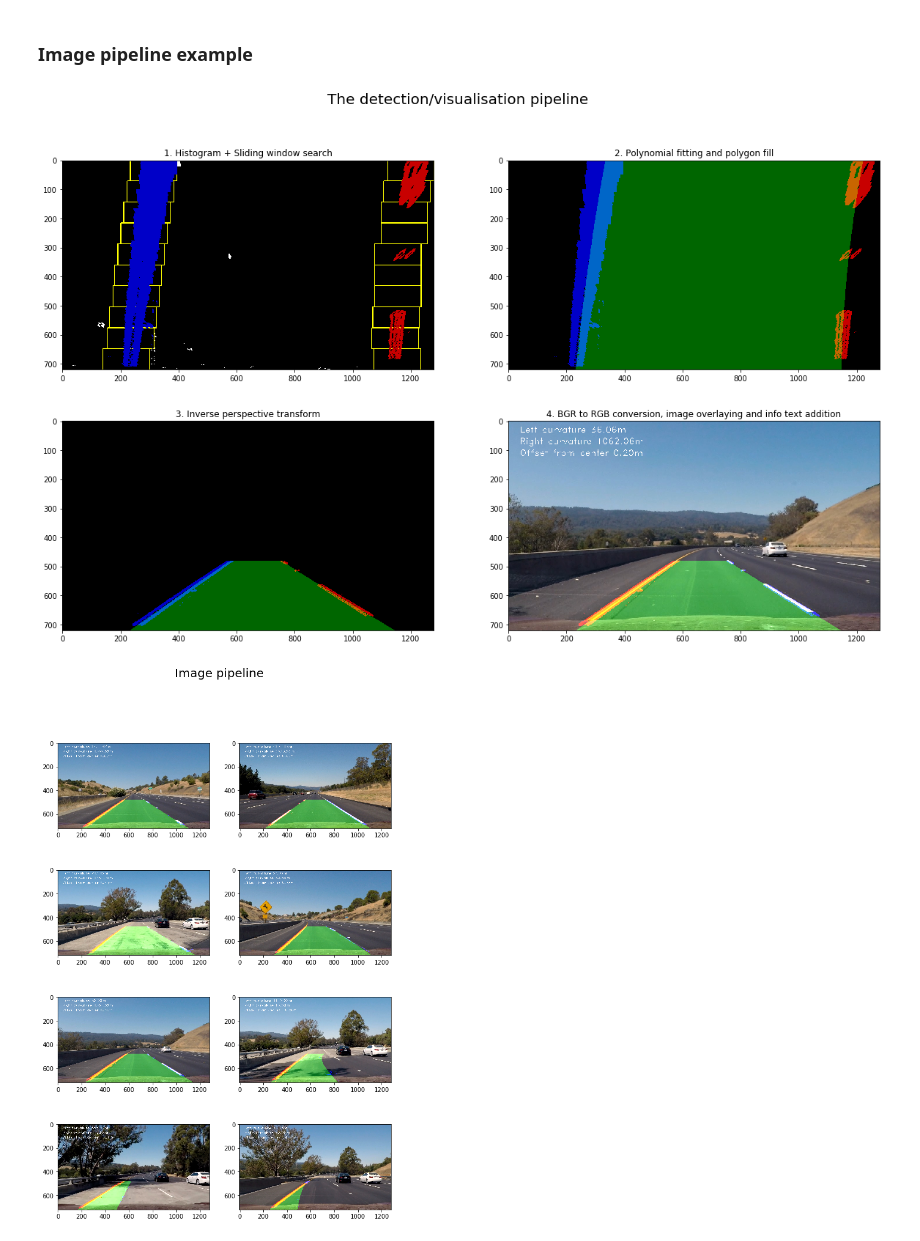
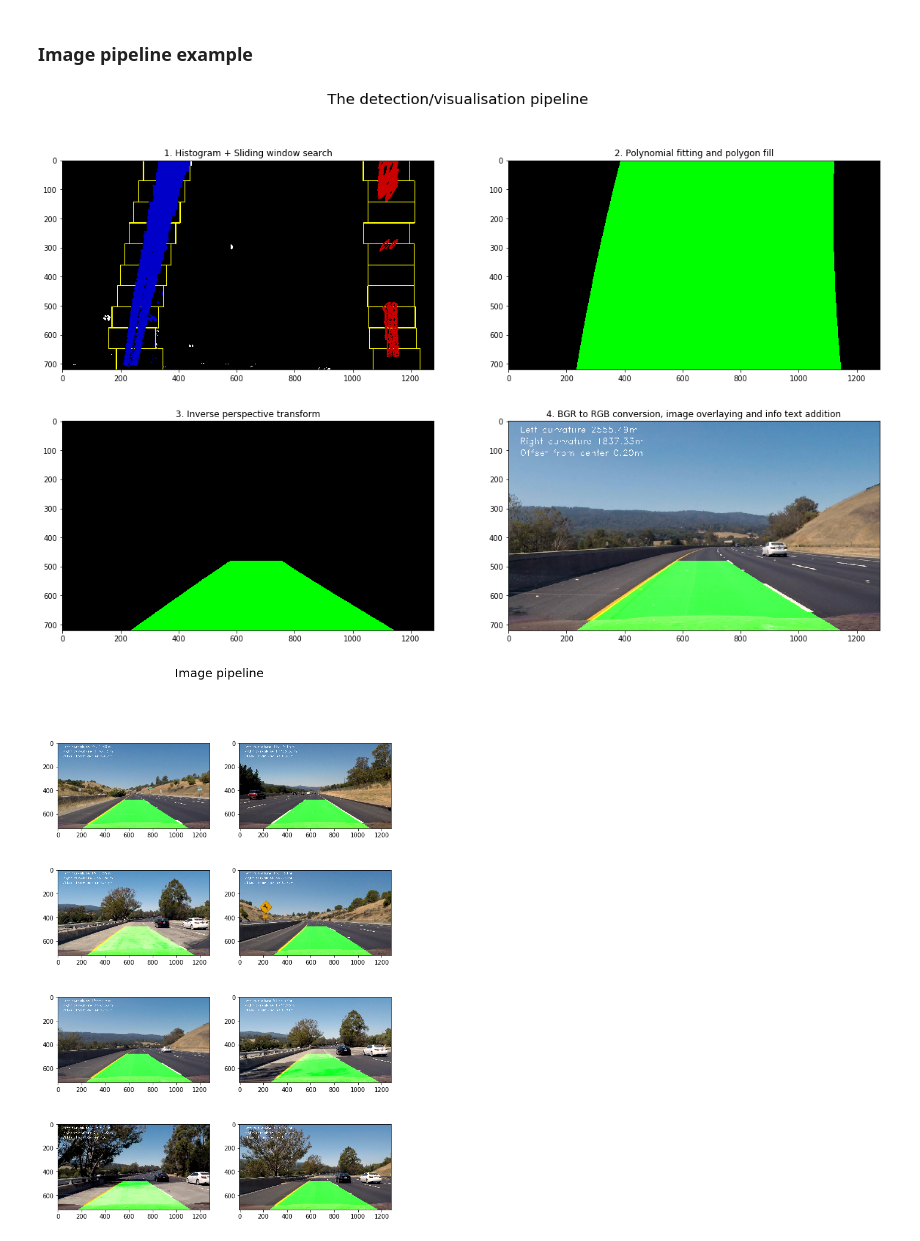
Before and after one commit to Charles-Catta/Advanced-Lane-Finder, a Jupyter notebook: LaneFinding.ipynb, the cells around one changed output. Cells and saved outputs as stored; diff of their text form; code cells hidden in the pictures.

Commit message:
Add look ahead filter and fix curvature

```diff
--- a/LaneFinding.ipynb
+++ b/LaneFinding.ipynb
@@ -33,7 +33,7 @@ class LaneCamera(object):
         if camera_calibration_file:
             self.load_camera_calibration(camera_calibration_file)
 
-    def _compute_src_dst_pts(self, margin=(90, 450)):
+    def _compute_src_dst_pts(self, margin=(130, 540)):
         mid_x = self.input_shape[1] // 2
         top_y = 2 * self.input_shape[0] // 3
         src = np.float32([
@@ -307,7 +307,7 @@ therefore the lane curvature at a selected y value will be equal to:
 
 $$ R_{curve}=\frac{\left(1+\left(2Ay+B\right)^2\right)^{\frac{3}{2}}}{\ \left| 2A \right|} $$
 # %%
-def curvature(x, y, y_eval):
+def curvature(y, x, y_eval):
     poly = np.polyfit((y * Y_M_PER_PIX), (x * X_M_PER_PIX), 2)
     curve = ((1 + (2*poly[0]*(y_eval*Y_M_PER_PIX) + poly[1])**2)**1.5) / np.absolute(2*poly[0])
     return curve
@@ -317,6 +317,25 @@ def center_offset(left_x, right_x, x_img_midpoint):
     lane_center = (left_x + right_x) // 2
     offset_px = lane_center - x_img_midpoint
     return LANE_WIDTH_IN_M * (offset_px/width_px)
+# %%
+class Lane(object):
+    def __init__(self,
+                 y,
+                 poly_left_x,
+                 poly_right_x,
+                 vis,
+                 lane_detections,
+                 left_curvature,
+                 right_curvature,
+                 offset):
+        self.y = y
+        self.poly_left_x = poly_left_x
+        self.poly_right_x = poly_right_x
+        self.vis = vis
+        self.lane_detections = lane_detections
+        self.left_curvature = left_curvature
+        self.right_curvature = right_curvature
+        self.offset = offset
 # %% [markdown]
 To find a lane, we first start at the bottom of the image and detect lane starts through histogram peaks. We then slide a window upwards and shift it so that it's centered on the lane lines.
 # %%
@@ -479,32 +548,33 @@ def data_info(overlayed_img, lane):
 # %%
 example_camera = LaneCamera(camera_calibration_file="camera_cal/calibration_data.npy")
 example = cv2.imread("test_images/test3.jpg")
 binary = thresholder(example)
 view = example_camera.birds_eye_view(binary)
-lane = lane_finder(view)
+lane_finder = LaneFinder(in_video_mode=False)
+lane = lane_finder.find(view)
 
 plt.figure(figsize=(20, 12)).suptitle("The detection/visualisation pipeline", size=20)
 
 plt.subplot(2, 2, 1).set_title("1. Histogram + Sliding window search")
-plt.imshow(lane["vis"])
+plt.imshow(lane.vis)
 
 plt.subplot(2, 2, 2).set_title("2. Polynomial fitting and polygon fill")
-hud = overlay(example, lane)
+hud = lane_finder.overlay(example, lane)
 plt.imshow(hud)
 
 plt.subplot(2, 2, 3).set_title("3. Inverse perspective transform")
 hud_inv = test_camera.inverse_birds_eye_view(hud)
 plt.imshow(hud_inv)
 
 plt.subplot(2, 2, 4).set_title("4. BGR to RGB conversion, image overlaying and info text addition")
 final_view = cv2.cvtColor(cv2.addWeighted(example, 1, hud_inv, 1, 0), cv2.COLOR_BGR2RGB)
-final_view = data_info(final_view, lane)
+final_view = lane_finder.data_info(final_view, lane)
 plt.imshow(final_view)
 plt.show()
 
 del example_camera
 # %% [output]
-[figure, old version]
+[figure, new version]
 # %%
 test_imgs = glob("test_images/*.jpg")
 
@@ -516,12 +586,12 @@ for idx, img in enumerate(test_imgs):
     img = cv2.imread(img)
     binary = thresholder(img)
     view = example_camera.birds_eye_view(binary)
-    lane = lane_finder(view)
-    hud = overlay(img, lane)
+    lane = lane_finder.find(view)
+    hud = lane_finder.overlay(img, lane)
     hud_inv = test_camera.inverse_birds_eye_view(hud)
     final_view = cv2.cvtColor(cv2.addWeighted(img, 1, hud_inv, 1, 0), cv2.COLOR_BGR2RGB)
-    final_view = data_info(final_view, lane)
+    final_view = lane_finder.data_info(final_view, lane)
     plt.imshow(final_view)
 plt.show()
 # %% [output]
-[figure, old version]
+[figure, new version]
```
Also changed, not shown: parts of 6 cells of this notebook, 1 other file.
